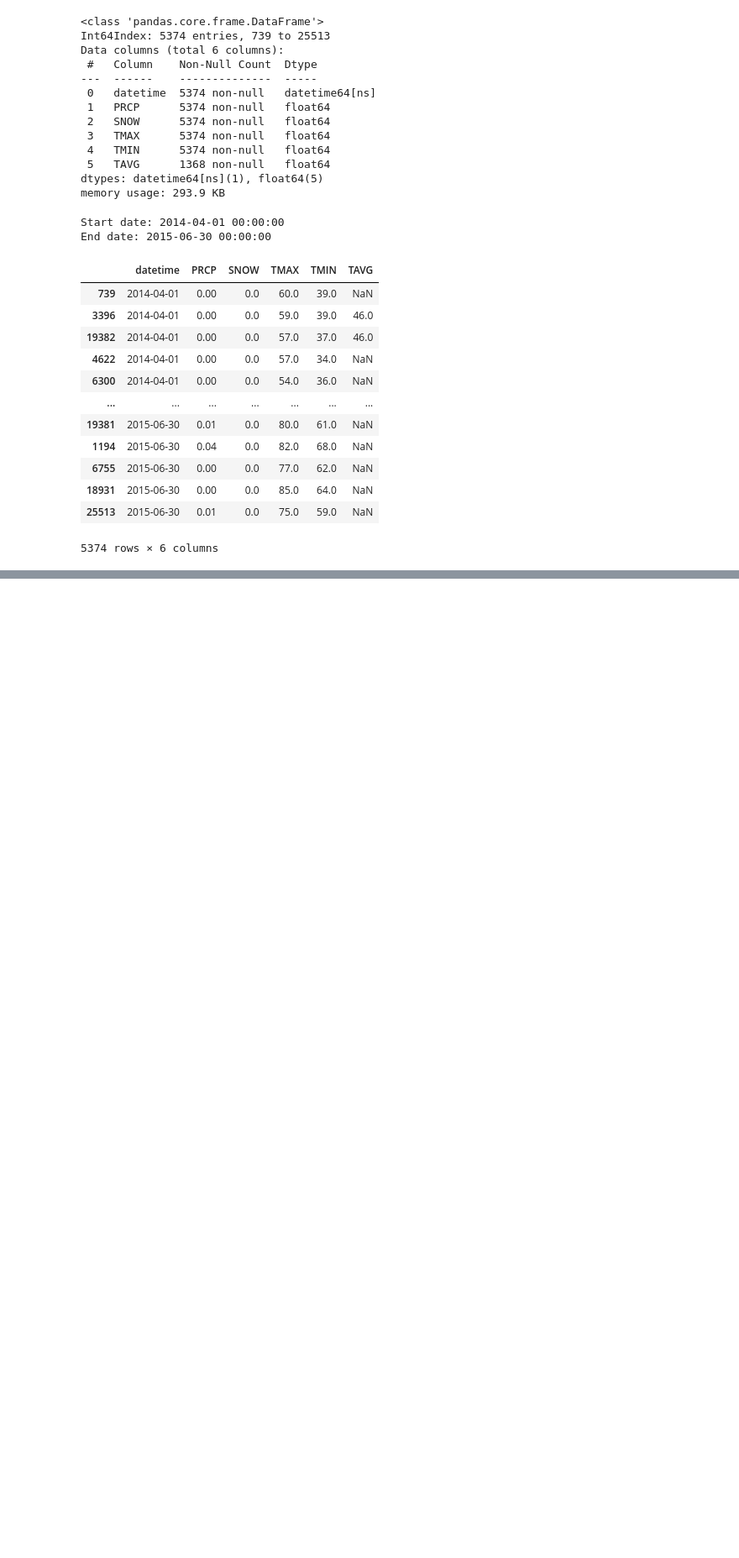
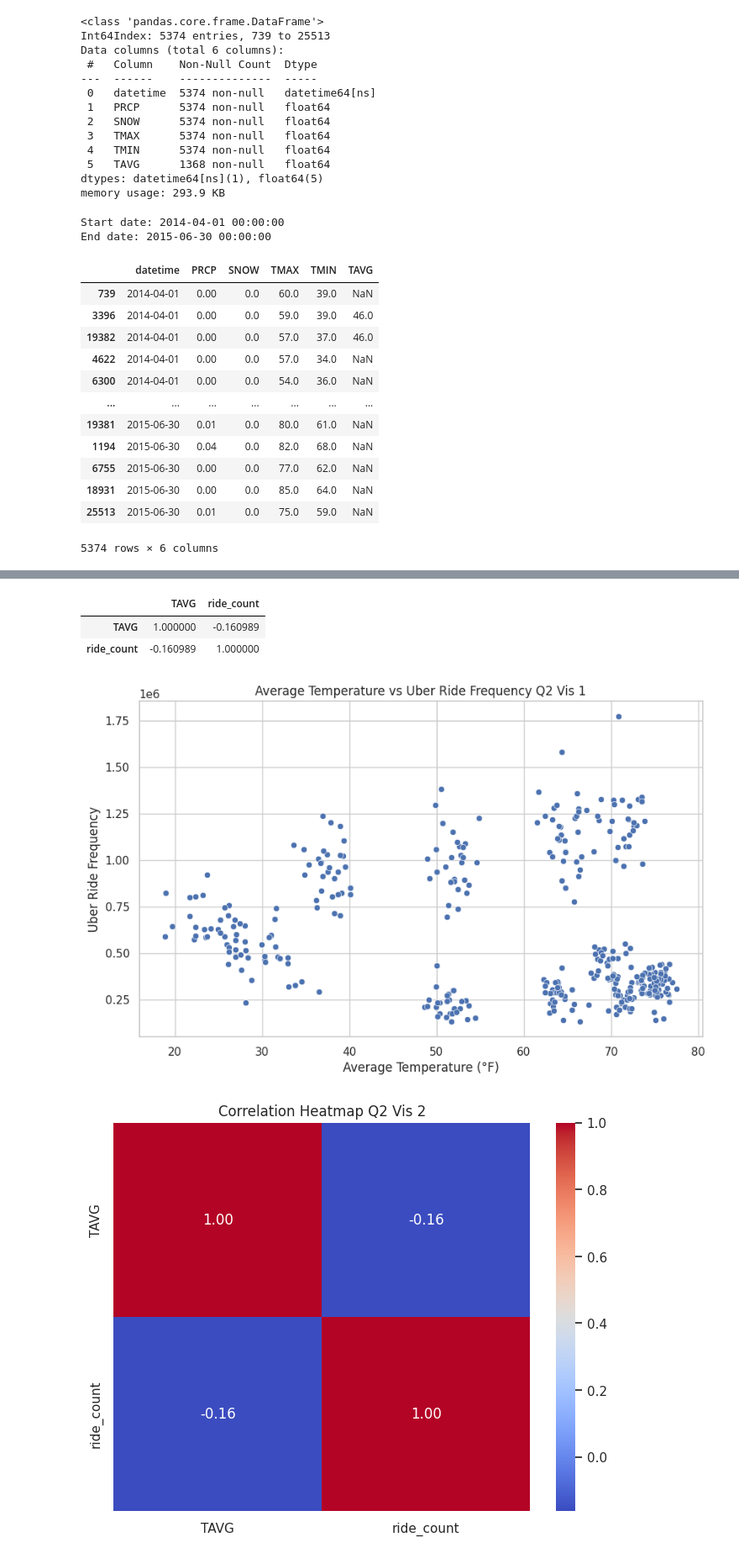
Before and after one commit to nikiconluxury/project-1-module-9, a Jupyter notebook: submit_project_1_m_9.ipynb, the cells around one changed output, grey strips where cells are left out. Shown: that part at 84% size. Drawn from its saved outputs; the diff is of its cells as text; code cells hidden in the pictures; blank space fills up the shorter version.

```diff
--- a/submit_project_1_m_9.ipynb
+++ b/submit_project_1_m_9.ipynb
@@ -538,0 +748,6 @@ sorted_filtered_weather_df.to_csv('clean_weather_data.csv')
+# %%
+#QUESTION 2 START
+data = pd.read_csv('uber_weather.csv')
+
+# Display the first few rows of the dataframe and data types
+data.head(), data.info()
@@ -538,0 +777,8 @@ sorted_filtered_weather_df.to_csv('clean_weather_data.csv')
+# %%
+
+data.drop(columns='Unnamed: 0', inplace=True)
+
+data['datetime'] = pd.to_datetime(data['datetime'])
+data.sort_values('datetime', inplace=True)
+
+data.info()
@@ -538,0 +800,37 @@ sorted_filtered_weather_df.to_csv('clean_weather_data.csv')
+# %%
+# Aggregate the data by date
+daily_data = data.groupby('datetime').agg({
+    'TAVG': 'mean',
+    'ride_count': 'sum'
+}).reset_index()
+# %%
+correlation_matrix = daily_data[['TAVG', 'ride_count']].corr()
+correlation_matrix
+# %% [output]
+|  | TAVG | ride_count |
+| TAVG | 1.000000 | -0.160989 |
+| ride_count | -0.160989 | 1.000000 |
+# %%
+import matplotlib.pyplot as plt
+import seaborn as sns
+
+# Set the aesthetic style of the plots
+sns.set(style="whitegrid")
+
+# Visualization 1: Scatter Plot of Average Temperature vs. Uber Ride Frequency
+plt.figure(figsize=(10, 6))
+sns.scatterplot(x='TAVG', y='ride_count', data=daily_data)
+plt.title('Average Temperature vs Uber Ride Frequency Q2 Vis 1')
+plt.xlabel('Average Temperature (°F)')
+plt.ylabel('Uber Ride Frequency')
+plt.grid(True)
+plt.show()
+
+# Visualization 2: Correlation Heatmap
+plt.figure(figsize=(8, 6))
+sns.heatmap(correlation_matrix, annot=True, cmap='coolwarm', fmt=".2f")
+plt.title('Correlation Heatmap Q2 Vis 2')
+plt.show()
+# %% [output]
+[figure, added]
+[figure, added]
```
Also changed, not shown: parts of 27 cells of this notebook, 2 other files.
